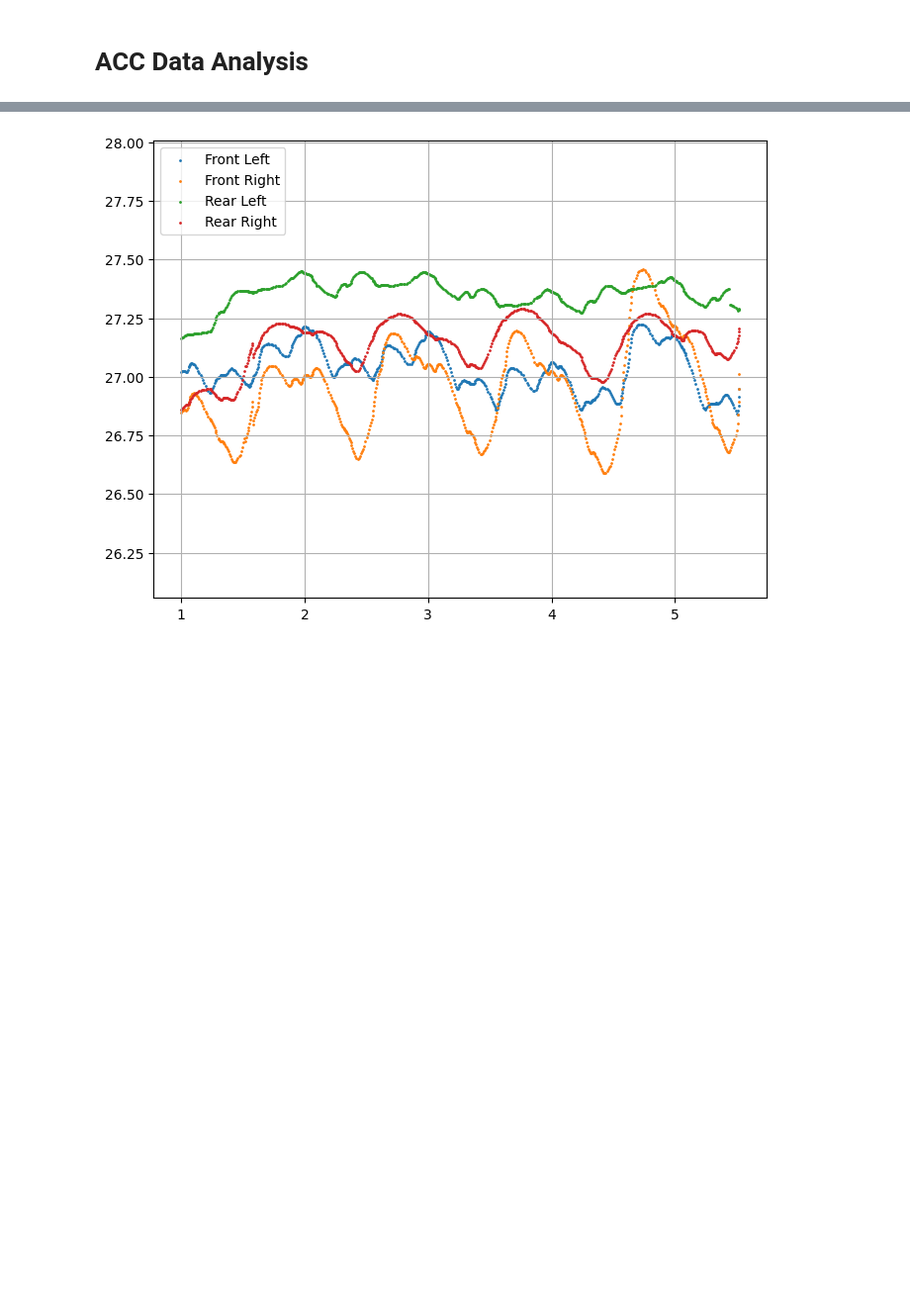
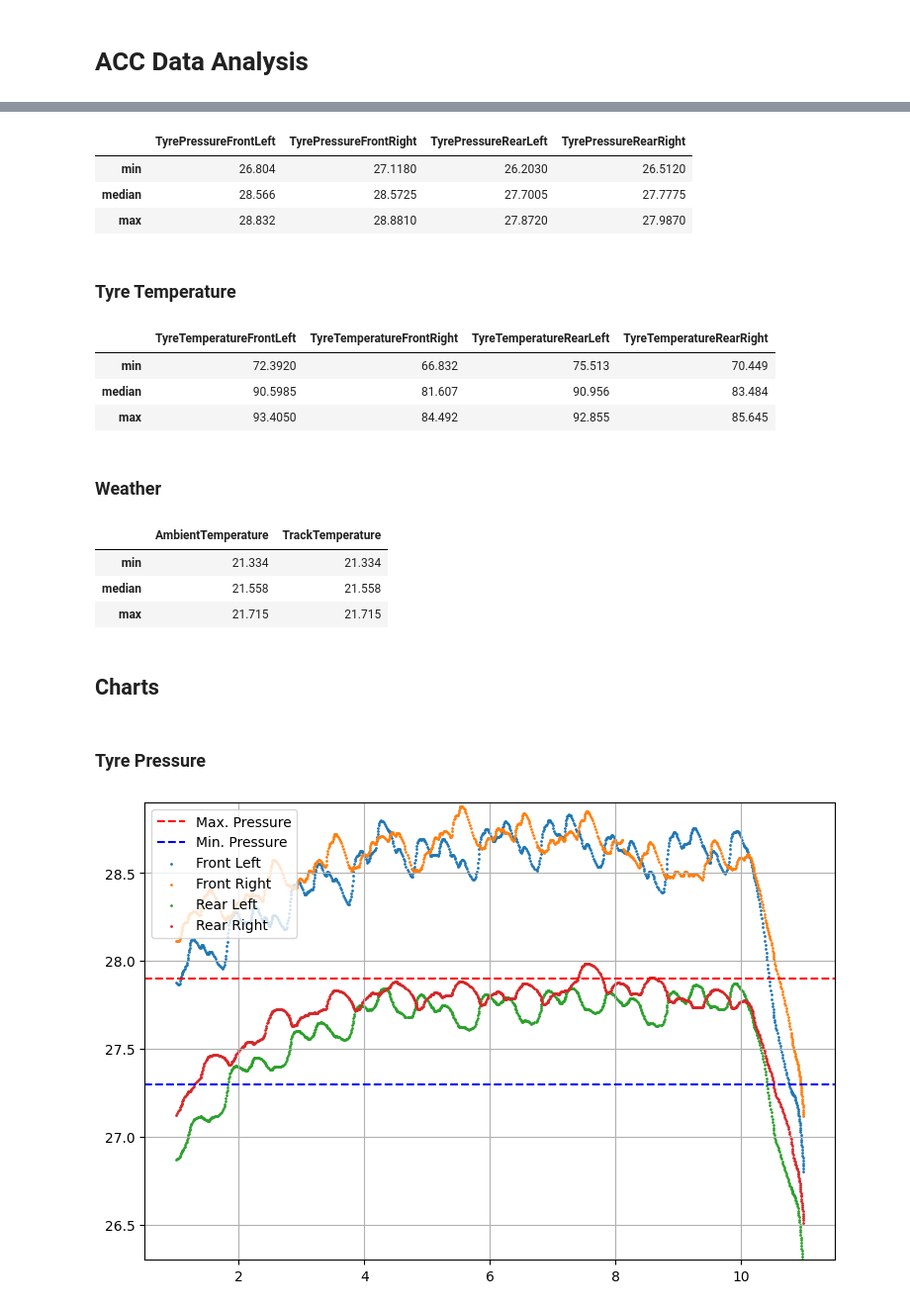
Before and after one commit to ThomasBisset/ACC_Data_2, a Jupyter notebook: analysis.ipynb, the cells around one changed output, grey strips where cells are left out. Shown at 99% size. Saved outputs shown, nothing was run; the diff lists cells and outputs as text; code cells hidden in the pictures; blank space fills up the shorter version.

```diff
--- a/analysis.ipynb
+++ b/analysis.ipynb
@@ -4,3 +4,7 @@
 # Import libraries
 import pandas as pd
 import matplotlib.pyplot as plt
+# %%
+# Import CSV
+df = pd.read_csv("ACC-Data-2022-11-05-18-20-51.csv", index_col=0)
+df
@@ -6,0 +25,6 @@ import matplotlib.pyplot as plt
+# %%
+# Data cleaning
+# Data frame "df" contains all relevant data points
+df = df[df["SessionStatus"] == 2]
+df = df[df["Session"] == 2]
+df = df[df["LapsCompleted"] > 0]
@@ -7,7 +36,4 @@ import matplotlib.pyplot as plt
 # %%
 # Constants
-chart_size_x = 8
+chart_size_x = 9
 chart_size_y = 6
-# %%
-# Import CSV
-df = pd.read_csv("ACC-Data-2022-11-01-22-45-04.csv", index_col=0)
@@ -50,17 +44,46 @@ df_laps
+# %%
+df.agg({"TyrePressureFrontLeft": ["min", "median", "max"], "TyrePressureFrontRight": ["min", "median", "max"], "TyrePressureRearLeft": ["min", "median", "max"], "TyrePressureRearRight": ["min", "median", "max"]})
+# %% [output]
+|  | TyrePressureFrontLeft | TyrePressureFrontRight | TyrePressureRearLeft | TyrePressureRearRight |
+| min | 26.804 | 27.1180 | 26.2030 | 26.5120 |
+| median | 28.566 | 28.5725 | 27.7005 | 27.7775 |
+| max | 28.832 | 28.8810 | 27.8720 | 27.9870 |
+# %% [markdown]
+### Tyre Temperature
+# %%
+df.agg({"TyreTemperatureFrontLeft": ["min", "median", "max"], "TyreTemperatureFrontRight": ["min", "median", "max"], "TyreTemperatureRearLeft": ["min", "median", "max"], "TyreTemperatureRearRight": ["min", "median", "max"]})
+# %% [output]
+|  | TyreTemperatureFrontLeft | TyreTemperatureFrontRight | TyreTemperatureRearLeft | TyreTemperatureRearRight |
+| min | 72.3920 | 66.832 | 75.513 | 70.449 |
+| median | 90.5985 | 81.607 | 90.956 | 83.484 |
+| max | 93.4050 | 84.492 | 92.855 | 85.645 |
+# %% [markdown]
+### Weather
+# %%
+df.agg({"AmbientTemperature": ["min", "median", "max"], "TrackTemperature": ["min", "median", "max"]})
+# %% [output]
+|  | AmbientTemperature | TrackTemperature |
+| min | 21.334 | 21.334 |
+| median | 21.558 | 21.558 |
+| max | 21.715 | 21.715 |
+# %% [markdown]
+## Charts
+# %% [markdown]
+### Tyre Pressure
 # %%
 # Tyre Pressure
 x_axis = df["LapsCompleted"] + df["TrackPosition"]
 y_axis_1, y_axis_2, y_axis_3, y_axis_4  = df["TyrePressureFrontLeft"], df["TyrePressureFrontRight"], df["TyrePressureRearLeft"], df["TyrePressureRearRight"]
 plt.figure(figsize=(chart_size_x,chart_size_y))
-y_max = max([df["TyrePressureFrontLeft"].max(), df["TyrePressureFrontRight"].max(), df["TyrePressureRearLeft"].max(), df["TyrePressureRearRight"].max()])
-y_min = min([df["TyrePressureFrontLeft"].min(), df["TyrePressureFrontRight"].min(), df["TyrePressureRearLeft"].min(), df["TyrePressureRearRight"].min()])
-plt.ylim(y_min * 0.98, y_max * 1.02)
+plt.ylim(26.3, 28.9)
+plt.axhline(y=27.9, color="red", linestyle="--", label="Max. Pressure")
+plt.axhline(y=27.3, color="blue", linestyle="--", label="Min. Pressure")
 plt.scatter(x_axis, y_axis_1, s=1, label="Front Left")
 plt.scatter(x_axis, y_axis_2, s=1, label="Front Right")
 plt.scatter(x_axis, y_axis_3, s=1, label="Rear Left")
 plt.scatter(x_axis, y_axis_4, s=1, label="Rear Right")
+plt.legend(loc="upper left")
 plt.grid()
-plt.legend(loc="upper left")
 plt.show()
 # %% [output]
-[figure, old version]
+[figure, new version]
```
Also changed, not shown: parts of 10 cells of this notebook, 3 other files.
